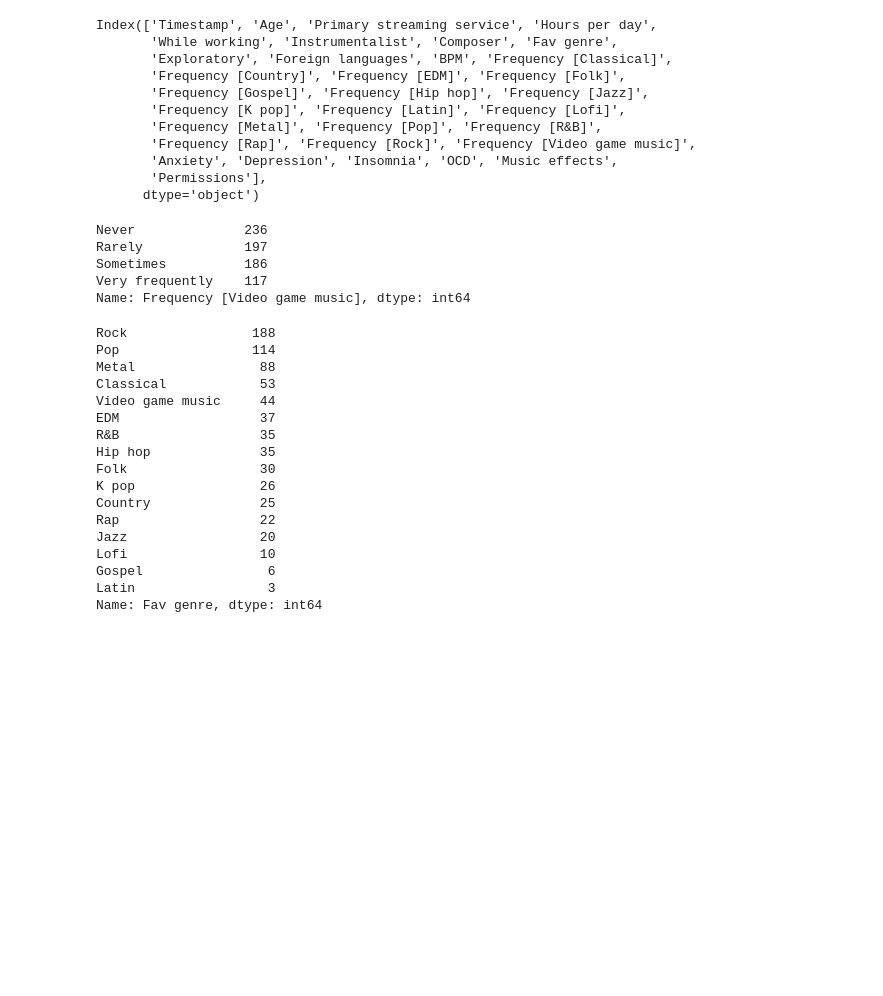
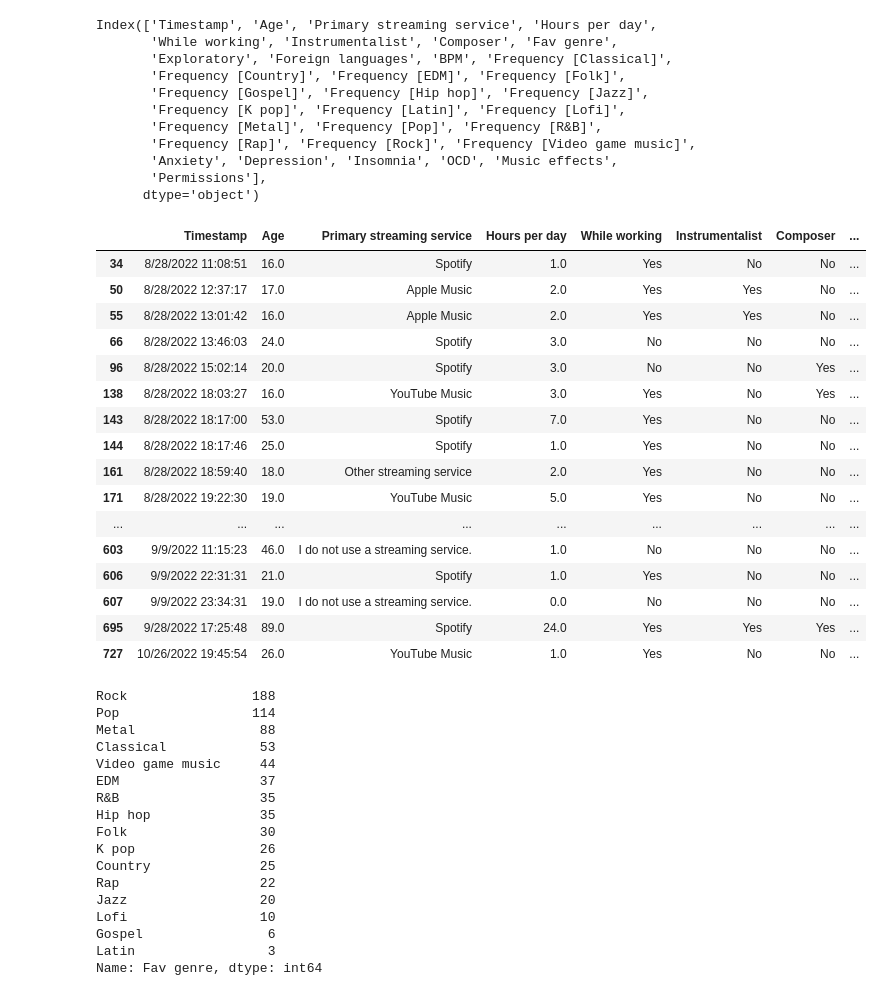
Before and after one commit to Adalab/DA-promoC-Mod3-sprint2-AnayPaula, a Jupyter notebook: EDA.ipynb, the cells around one changed output. Drawn from its saved outputs; the diff is of its cells as text; code cells hidden in the pictures; blank space fills up the shorter version.

```diff
--- a/EDA.ipynb
+++ b/EDA.ipynb
@@ -21,5 +23,5 @@ warnings.filterwarnings('ignore')
 # %%
-df = pd.read_csv('/datos/mxmh_survey_results.csv')
+df = pd.read_csv('datos/mxmh_survey_results.csv')
 df.head()
 # %% [output]
 |  | Timestamp | Age | Primary streaming service | Hours per day | While working | Instrumentalist | Composer | ... |
@@ -86,14 +88,26 @@ Index(['Timestamp', 'Age', 'Primary streaming service', 'Hours per day',
        'Anxiety', 'Depression', 'Insomnia', 'OCD', 'Music effects',
        'Permissions'],
       dtype='object')
-# %%
-df['Frequency [Video game music]'].value_counts()
-# %% [output]
-Never              236
-Rarely             197
-Sometimes          186
-Very frequently    117
-Name: Frequency [Video game music], dtype: int64
+# %%
+df[(df['Anxiety']== 0)] #& (df['Depression'] == 0 ) & (df['Insomnia']== 0) & (df['OCD'] == 0 )]
+# %% [output]
+|  | Timestamp | Age | Primary streaming service | Hours per day | While working | Instrumentalist | Composer | ... |
+| 34 | 8/28/2022 11:08:51 | 16.0 | Spotify | 1.0 | Yes | No | No | ... |
+| 50 | 8/28/2022 12:37:17 | 17.0 | Apple Music | 2.0 | Yes | Yes | No | ... |
+| 55 | 8/28/2022 13:01:42 | 16.0 | Apple Music | 2.0 | Yes | Yes | No | ... |
+| 66 | 8/28/2022 13:46:03 | 24.0 | Spotify | 3.0 | No | No | No | ... |
+| 96 | 8/28/2022 15:02:14 | 20.0 | Spotify | 3.0 | No | No | Yes | ... |
+| 138 | 8/28/2022 18:03:27 | 16.0 | YouTube Music | 3.0 | Yes | No | Yes | ... |
+| 143 | 8/28/2022 18:17:00 | 53.0 | Spotify | 7.0 | Yes | No | No | ... |
+| 144 | 8/28/2022 18:17:46 | 25.0 | Spotify | 1.0 | Yes | No | No | ... |
+| 161 | 8/28/2022 18:59:40 | 18.0 | Other streaming service | 2.0 | Yes | No | No | ... |
+| 171 | 8/28/2022 19:22:30 | 19.0 | YouTube Music | 5.0 | Yes | No | No | ... |
+| ... | ... | ... | ... | ... | ... | ... | ... | ... |
+| 603 | 9/9/2022 11:15:23 | 46.0 | I do not use a streaming service. | 1.0 | No | No | No | ... |
+| 606 | 9/9/2022 22:31:31 | 21.0 | Spotify | 1.0 | Yes | No | No | ... |
+| 607 | 9/9/2022 23:34:31 | 19.0 | I do not use a streaming service. | 0.0 | No | No | No | ... |
+| 695 | 9/28/2022 17:25:48 | 89.0 | Spotify | 24.0 | Yes | Yes | Yes | ... |
+| 727 | 10/26/2022 19:45:54 | 26.0 | YouTube Music | 1.0 | Yes | No | No | ... |
 # %%
 df['Fav genre'].value_counts()
 # %% [output]
```
Also changed, not shown: parts of 1 cell of this notebook, 3 other files.
